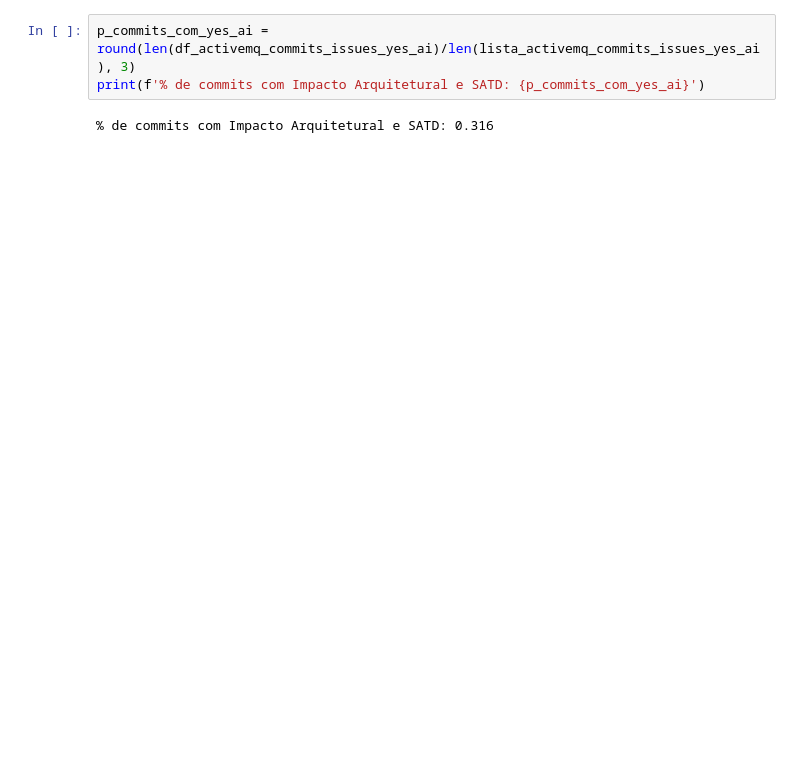
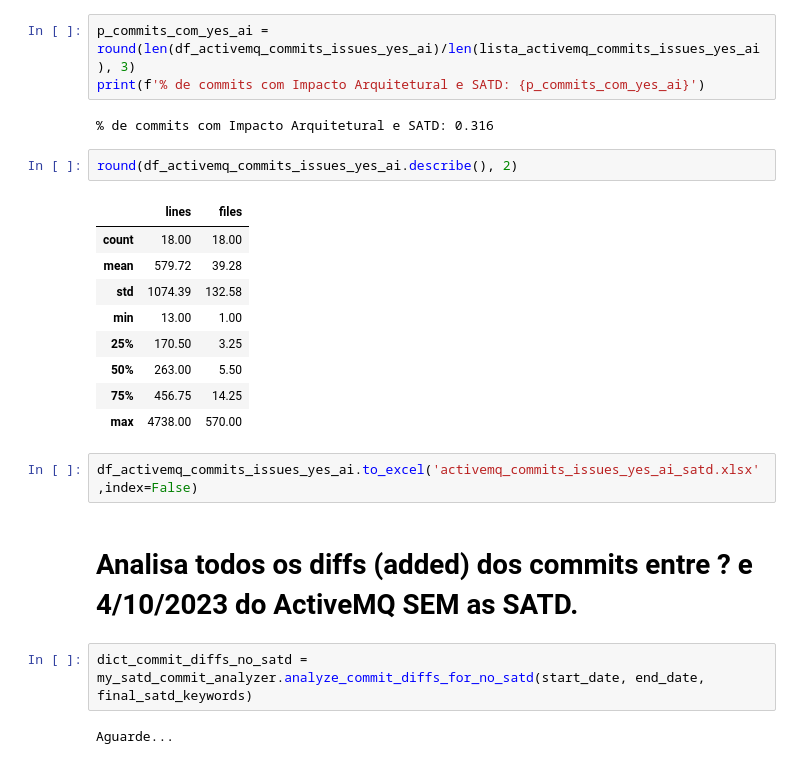
Before and after one commit to armandossrecife/my_validation, a Jupyter notebook: my_satd_activemq.ipynb, the cells around one changed output. Cells and saved outputs as stored; diff of their text form; blank space fills up the shorter version.

```diff
--- a/my_satd_activemq.ipynb
+++ b/my_satd_activemq.ipynb
@@ -341,3 +419,23 @@ p_commits_com_yes_ai = round(len(df_activemq_commits_issues_yes_ai)/len(lista_ac
 print(f'% de commits com Impacto Arquitetural e SATD: {p_commits_com_yes_ai}')
 # %% [output]
 % de commits com Impacto Arquitetural e SATD: 0.316
+# %%
+round(df_activemq_commits_issues_yes_ai.describe(), 2)
+# %% [output]
+|  | lines | files |
+| count | 18.00 | 18.00 |
+| mean | 579.72 | 39.28 |
+| std | 1074.39 | 132.58 |
+| min | 13.00 | 1.00 |
+| 25% | 170.50 | 3.25 |
+| 50% | 263.00 | 5.50 |
+| 75% | 456.75 | 14.25 |
+| max | 4738.00 | 570.00 |
+# %%
+df_activemq_commits_issues_yes_ai.to_excel('activemq_commits_issues_yes_ai_satd.xlsx',index=False)
+# %% [markdown]
+# Analisa todos os diffs (added) dos commits entre ? e 4/10/2023 do ActiveMQ SEM as SATD.
+# %%
+dict_commit_diffs_no_satd = my_satd_commit_analyzer.analyze_commit_diffs_for_no_satd(start_date, end_date, final_satd_keywords)
+# %% [output]
+Aguarde...
```
Also changed, not shown: parts of 13 cells of this notebook.
